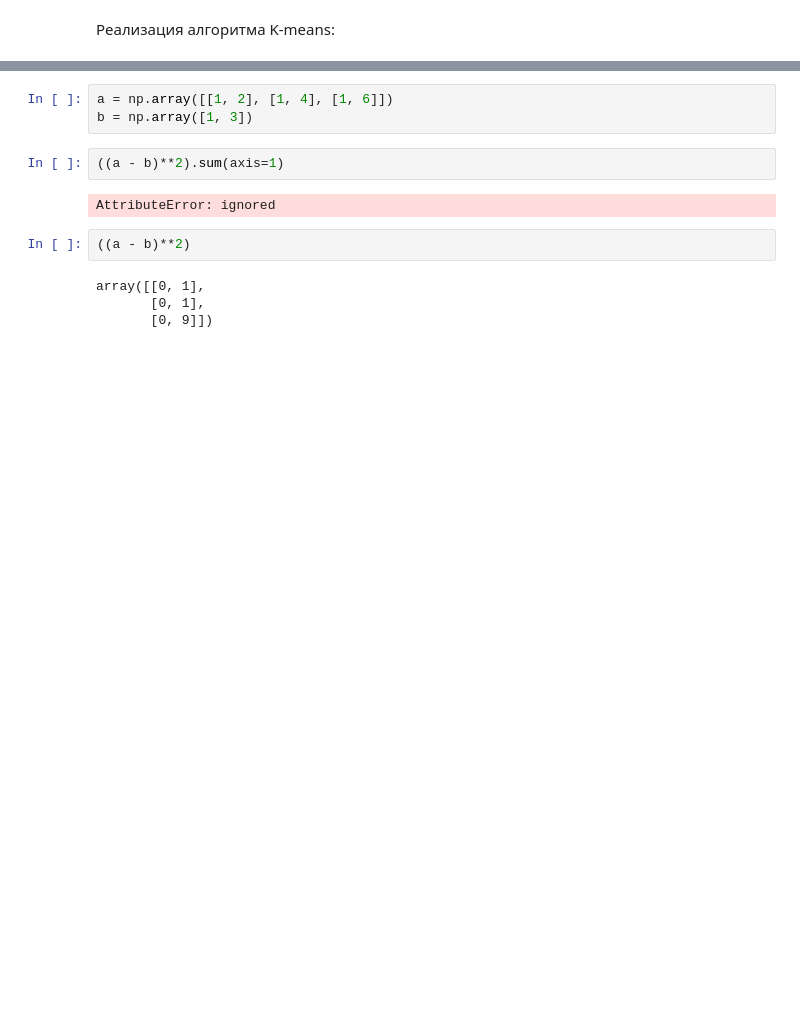
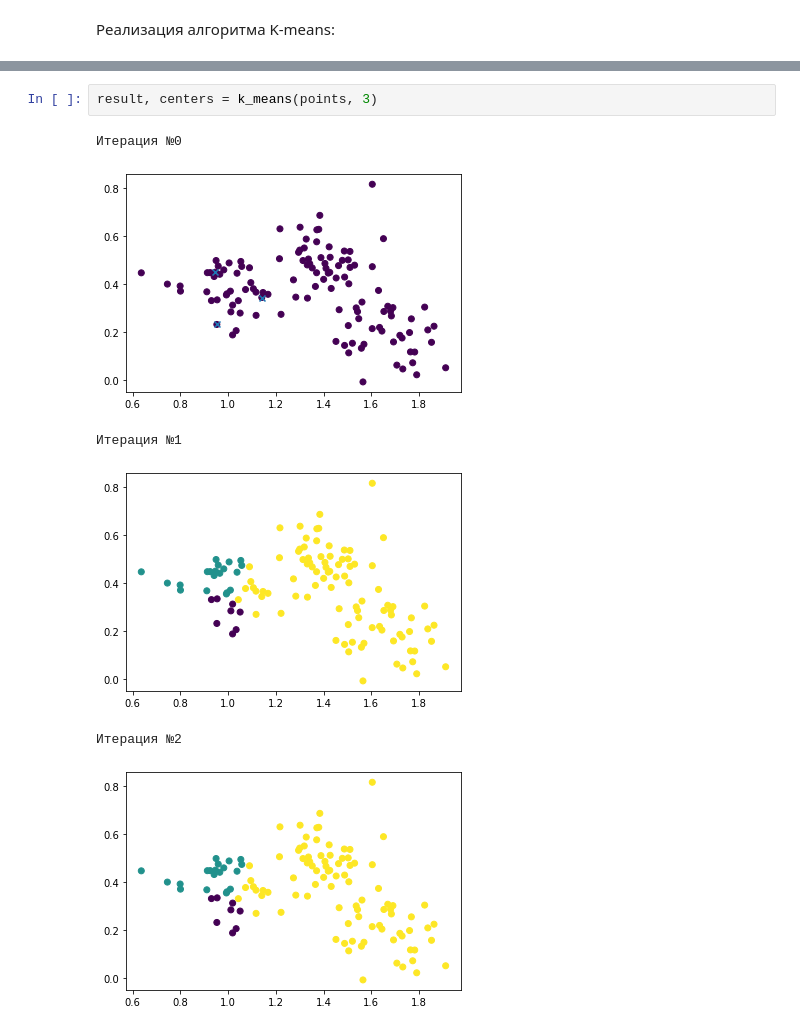
Before and after one commit to MaksDerkach/hand-written-ML-methods, a Jupyter notebook: K_means_2D.ipynb, the cells around one changed output, grey strips where cells are left out. Drawn from its saved outputs; the diff is of its cells as text; blank space fills up the shorter version.

```diff
--- a/K_means_2D.ipynb
+++ b/K_means_2D.ipynb
@@ -78,13 +110,9 @@ def k_means(points, num_clusters):
-# %%
-a = np.array([[1, 2], [1, 4], [1, 6]])
-b = np.array([1, 3])
-# %%
-((a - b)**2).sum(axis=1)
-# %% [output]
-AttributeError: ignored
-# %%
-((a - b)**2)
-# %% [output]
-array([[0, 1],
-       [0, 1],
-       [0, 9]])
+# %%
+result, centers = k_means(points, 3)
+# %% [output]
+Итерация №0
+[figure, added]
+Итерация №1
+[figure, added]
+Итерация №2
+[figure, added]
```
Also changed, not shown: parts of 3 cells of this notebook.
